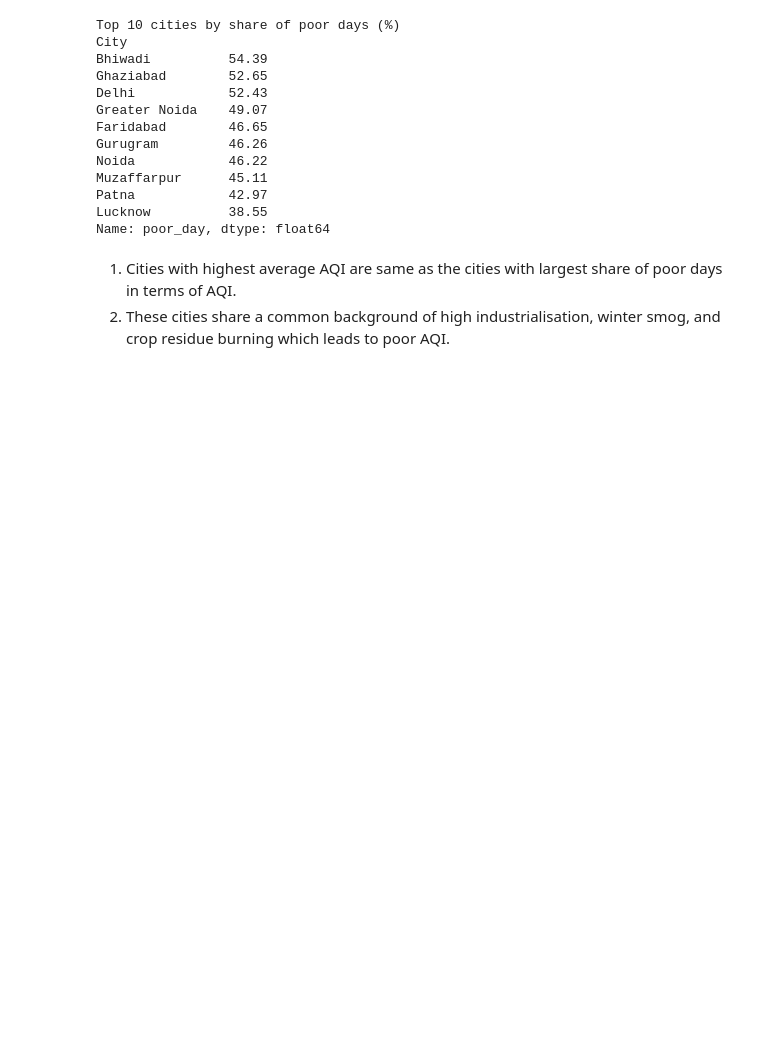
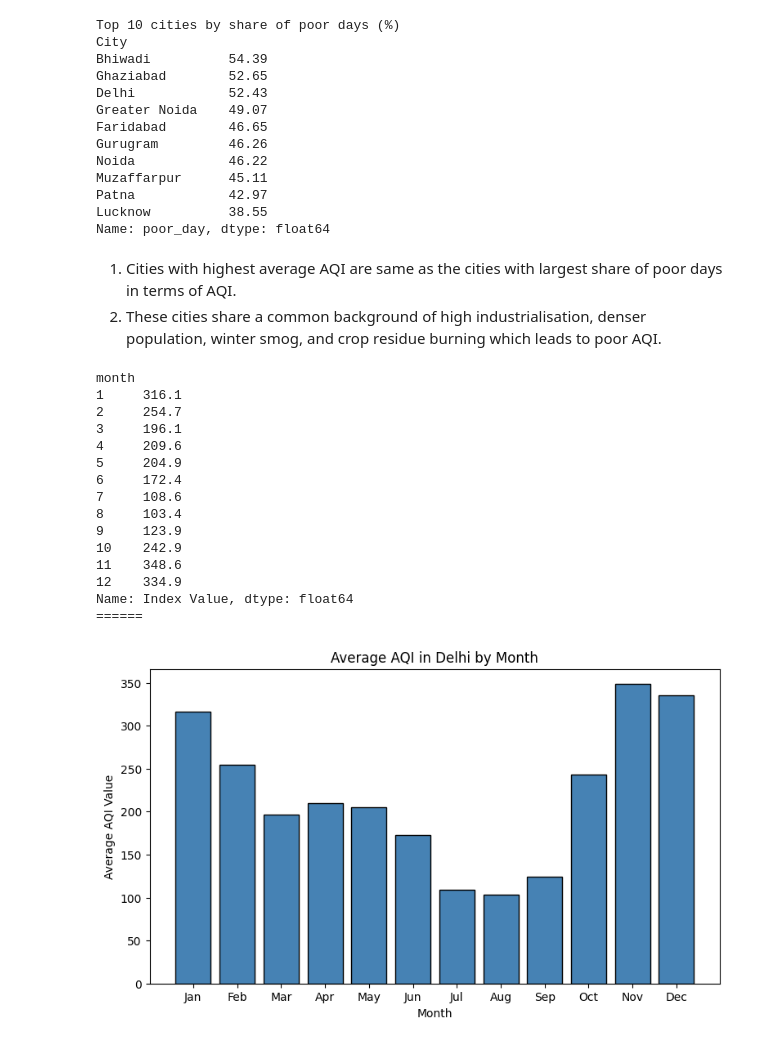
Before and after one commit to shubhid3/Rebounce-Applied-AI-and-Analytics-Codes, a Jupyter notebook: MP4_AirQuality.ipynb, the cells around one changed output. Drawn from its saved outputs; the diff is of its cells as text; code cells hidden in the pictures; blank space fills up the shorter version.

Commit message:
Added yearly and monthly average AQI and charts for Delhi

```diff
--- a/MP4_AirQuality.ipynb
+++ b/MP4_AirQuality.ipynb
@@ -277,4 +277,41 @@ Lucknow          38.55
 Name: poor_day, dtype: float64
 # %% [markdown]
 1. Cities with highest average AQI are same as the cities with largest share of poor days in terms of AQI.
-2. These cities share a common background of high industrialisation, winter smog, and crop residue burning which leads to poor AQI.
+2. These cities share a common background of high industrialisation, denser population, winter smog, and crop residue burning which leads to poor AQI.
+# %%
+delhi = df_new[df_new["City"] == "Delhi"].copy()
+delhi["month"] = delhi["date"].dt.month
+
+monthly_avg_delhi = delhi.groupby("month")["Index Value"].mean().round(1)
+print(monthly_avg_delhi)
+print("======")
+
+month_names = ["Jan", "Feb", "Mar", "Apr", "May", "Jun",
+               "Jul", "Aug", "Sep", "Oct", "Nov", "Dec"]
+plt.figure(figsize=(9, 5))
+plt.bar(monthly_avg_delhi.index, monthly_avg_delhi.values,
+        color="steelblue", edgecolor="black")
+
+plt.xticks(range(1, 13), month_names)
+plt.title("Average AQI in Delhi by Month")
+plt.xlabel("Month")
+plt.ylabel("Average AQI Value")
+
+plt.show()
+# %% [output]
+month
+1     316.1
+2     254.7
+3     196.1
+4     209.6
+5     204.9
+6     172.4
+7     108.6
+8     103.4
+9     123.9
+10    242.9
+11    348.6
+12    334.9
+Name: Index Value, dtype: float64
+======
+[figure, added]
```
Also changed, not shown: parts of 3 cells of this notebook.
